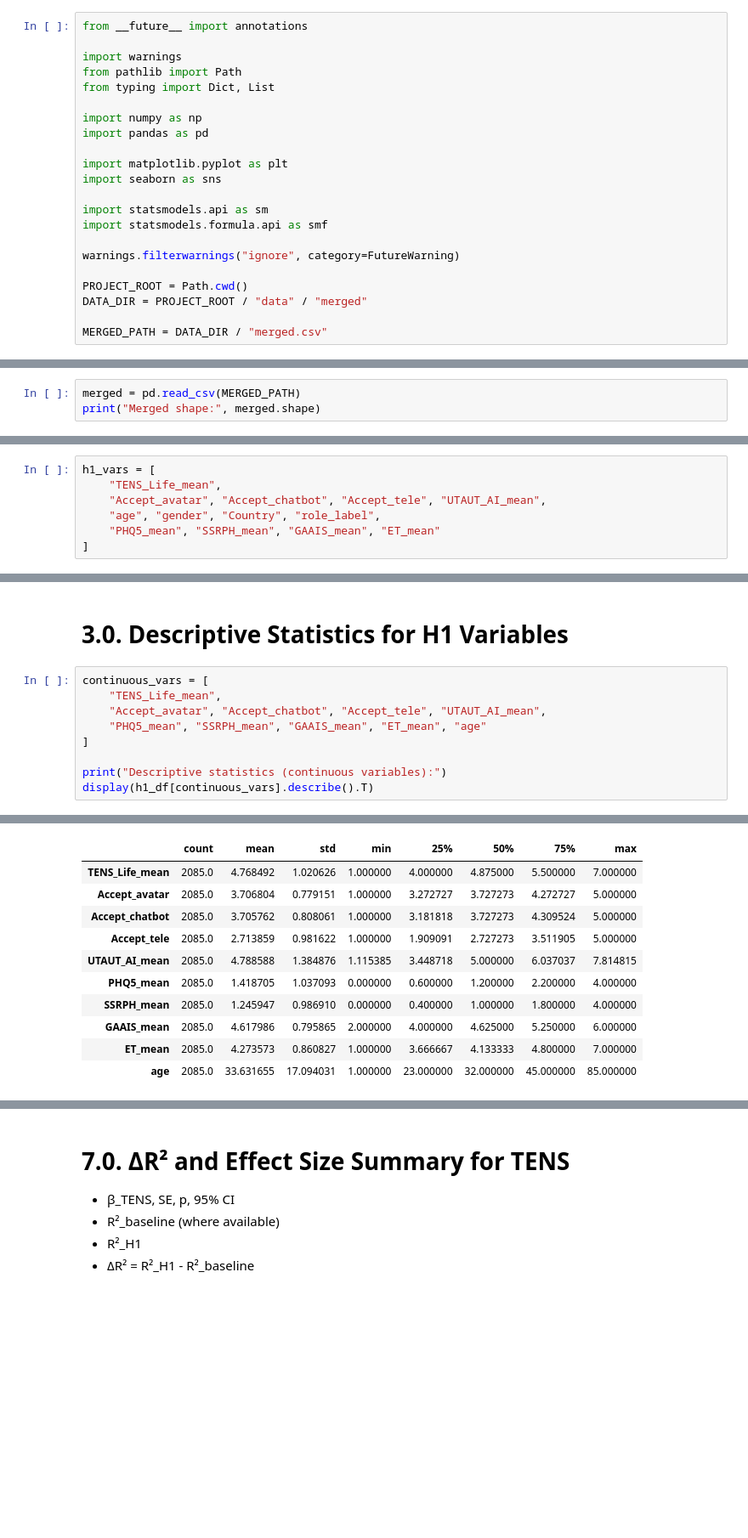
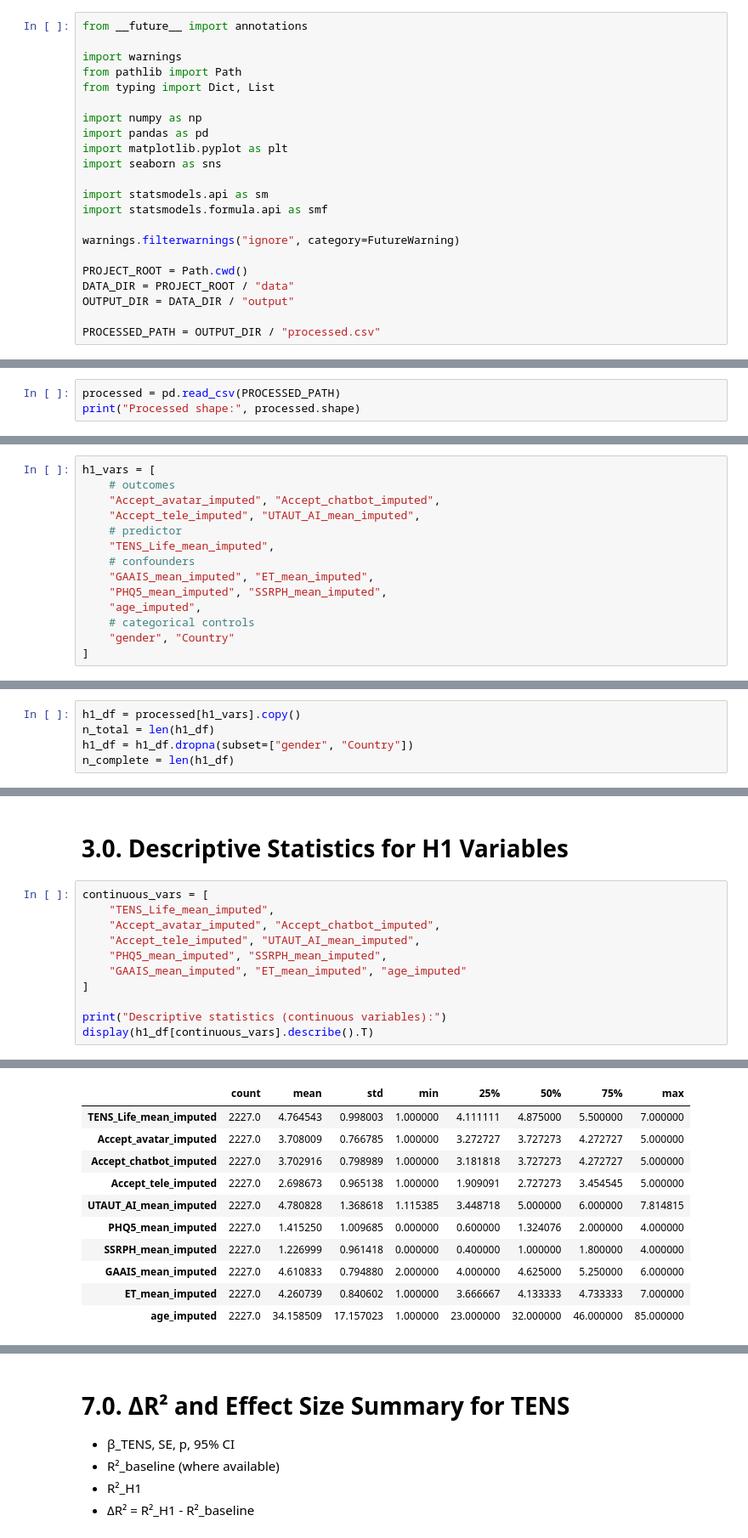
Before and after one commit to ZhaoJackson/AI_Attitude_Psychotherapy, a Jupyter notebook: H1_Main_Effect_SDT_Acceptance.ipynb, the cells around one changed output, grey strips where cells are left out. Shown at 85% size. Drawn from its saved outputs; the diff is of its cells as text; blank space fills up the shorter version.

```diff
--- a/H1_Main_Effect_SDT_Acceptance.ipynb
+++ b/H1_Main_Effect_SDT_Acceptance.ipynb
@@ -22,7 +28,6 @@ from typing import Dict, List
 
 import numpy as np
 import pandas as pd
-
 import matplotlib.pyplot as plt
 import seaborn as sns
 
@@ -32,13 +37,14 @@ import statsmodels.formula.api as smf
 warnings.filterwarnings("ignore", category=FutureWarning)
 
 PROJECT_ROOT = Path.cwd()
-DATA_DIR = PROJECT_ROOT / "data" / "merged"
+DATA_DIR = PROJECT_ROOT / "data"
+OUTPUT_DIR = DATA_DIR / "output"
 
-MERGED_PATH = DATA_DIR / "merged.csv"
+PROCESSED_PATH = OUTPUT_DIR / "processed.csv"
 # %% [markdown]
 # 1.0. Load Processed Data
 - We use the fully merged dataset that already contains composite scores and harmonized variables for China + USA.
 # %%
-merged = pd.read_csv(MERGED_PATH)
-print("Merged shape:", merged.shape)
+processed = pd.read_csv(PROCESSED_PATH)
+print("Processed shape:", processed.shape)
 # %% [output]
@@ -61,9 +88,16 @@ H1 focuses on:
 # %%
 h1_vars = [
-    "TENS_Life_mean",
-    "Accept_avatar", "Accept_chatbot", "Accept_tele", "UTAUT_AI_mean",
-    "age", "gender", "Country", "role_label",
-    "PHQ5_mean", "SSRPH_mean", "GAAIS_mean", "ET_mean"
+    # outcomes
+    "Accept_avatar_imputed", "Accept_chatbot_imputed",
+    "Accept_tele_imputed", "UTAUT_AI_mean_imputed",
+    # predictor
+    "TENS_Life_mean_imputed",
+    # confounders
+    "GAAIS_mean_imputed", "ET_mean_imputed",
+    "PHQ5_mean_imputed", "SSRPH_mean_imputed",
+    "age_imputed",
+    # categorical controls
+    "gender", "Country"
 ]
 # %% [markdown]
 ## 2.1. Keep only rows that have everything needed for H1
@@ -103,0 +104,5 @@ Name: count, dtype: int64
+# %%
+h1_df = processed[h1_vars].copy()
+n_total = len(h1_df)
+h1_df = h1_df.dropna(subset=["gender", "Country"])
+n_complete = len(h1_df)
@@ -105,24 +138,26 @@ Name: count, dtype: int64
 # 3.0. Descriptive Statistics for H1 Variables
 # %%
 continuous_vars = [
-    "TENS_Life_mean",
-    "Accept_avatar", "Accept_chatbot", "Accept_tele", "UTAUT_AI_mean",
-    "PHQ5_mean", "SSRPH_mean", "GAAIS_mean", "ET_mean", "age"
+    "TENS_Life_mean_imputed",
+    "Accept_avatar_imputed", "Accept_chatbot_imputed",
+    "Accept_tele_imputed", "UTAUT_AI_mean_imputed",
+    "PHQ5_mean_imputed", "SSRPH_mean_imputed",
+    "GAAIS_mean_imputed", "ET_mean_imputed", "age_imputed"
 ]
 
 print("Descriptive statistics (continuous variables):")
 display(h1_df[continuous_vars].describe().T)
 # %% [output]
 Descriptive statistics (continuous variables):
 |  | count | mean | std | min | 25% | 50% | 75% | max |
-| TENS_Life_mean | 2085.0 | 4.768492 | 1.020626 | 1.000000 | 4.000000 | 4.875000 | 5.500000 | 7.000000 |
-| Accept_avatar | 2085.0 | 3.706804 | 0.779151 | 1.000000 | 3.272727 | 3.727273 | 4.272727 | 5.000000 |
-| Accept_chatbot | 2085.0 | 3.705762 | 0.808061 | 1.000000 | 3.181818 | 3.727273 | 4.309524 | 5.000000 |
-| Accept_tele | 2085.0 | 2.713859 | 0.981622 | 1.000000 | 1.909091 | 2.727273 | 3.511905 | 5.000000 |
-| UTAUT_AI_mean | 2085.0 | 4.788588 | 1.384876 | 1.115385 | 3.448718 | 5.000000 | 6.037037 | 7.814815 |
-| PHQ5_mean | 2085.0 | 1.418705 | 1.037093 | 0.000000 | 0.600000 | 1.200000 | 2.200000 | 4.000000 |
-| SSRPH_mean | 2085.0 | 1.245947 | 0.986910 | 0.000000 | 0.400000 | 1.000000 | 1.800000 | 4.000000 |
-| GAAIS_mean | 2085.0 | 4.617986 | 0.795865 | 2.000000 | 4.000000 | 4.625000 | 5.250000 | 6.000000 |
-| ET_mean | 2085.0 | 4.273573 | 0.860827 | 1.000000 | 3.666667 | 4.133333 | 4.800000 | 7.000000 |
-| age | 2085.0 | 33.631655 | 17.094031 | 1.000000 | 23.000000 | 32.000000 | 45.000000 | 85.000000 |
+| TENS_Life_mean_imputed | 2227.0 | 4.764543 | 0.998003 | 1.000000 | 4.111111 | 4.875000 | 5.500000 | 7.000000 |
+| Accept_avatar_imputed | 2227.0 | 3.708009 | 0.766785 | 1.000000 | 3.272727 | 3.727273 | 4.272727 | 5.000000 |
+| Accept_chatbot_imputed | 2227.0 | 3.702916 | 0.798989 | 1.000000 | 3.181818 | 3.727273 | 4.272727 | 5.000000 |
+| Accept_tele_imputed | 2227.0 | 2.698673 | 0.965138 | 1.000000 | 1.909091 | 2.727273 | 3.454545 | 5.000000 |
+| UTAUT_AI_mean_imputed | 2227.0 | 4.780828 | 1.368618 | 1.115385 | 3.448718 | 5.000000 | 6.000000 | 7.814815 |
+| PHQ5_mean_imputed | 2227.0 | 1.415250 | 1.009685 | 0.000000 | 0.600000 | 1.324076 | 2.000000 | 4.000000 |
+| SSRPH_mean_imputed | 2227.0 | 1.226999 | 0.961418 | 0.000000 | 0.400000 | 1.000000 | 1.800000 | 4.000000 |
+| GAAIS_mean_imputed | 2227.0 | 4.610833 | 0.794880 | 2.000000 | 4.000000 | 4.625000 | 5.250000 | 6.000000 |
+| ET_mean_imputed | 2227.0 | 4.260739 | 0.840602 | 1.000000 | 3.666667 | 4.133333 | 4.733333 | 7.000000 |
+| age_imputed | 2227.0 | 34.158509 | 17.157023 | 1.000000 | 23.000000 | 32.000000 | 46.000000 | 85.000000 |
 # %%
```
Also changed, not shown: parts of 30 cells of this notebook.
